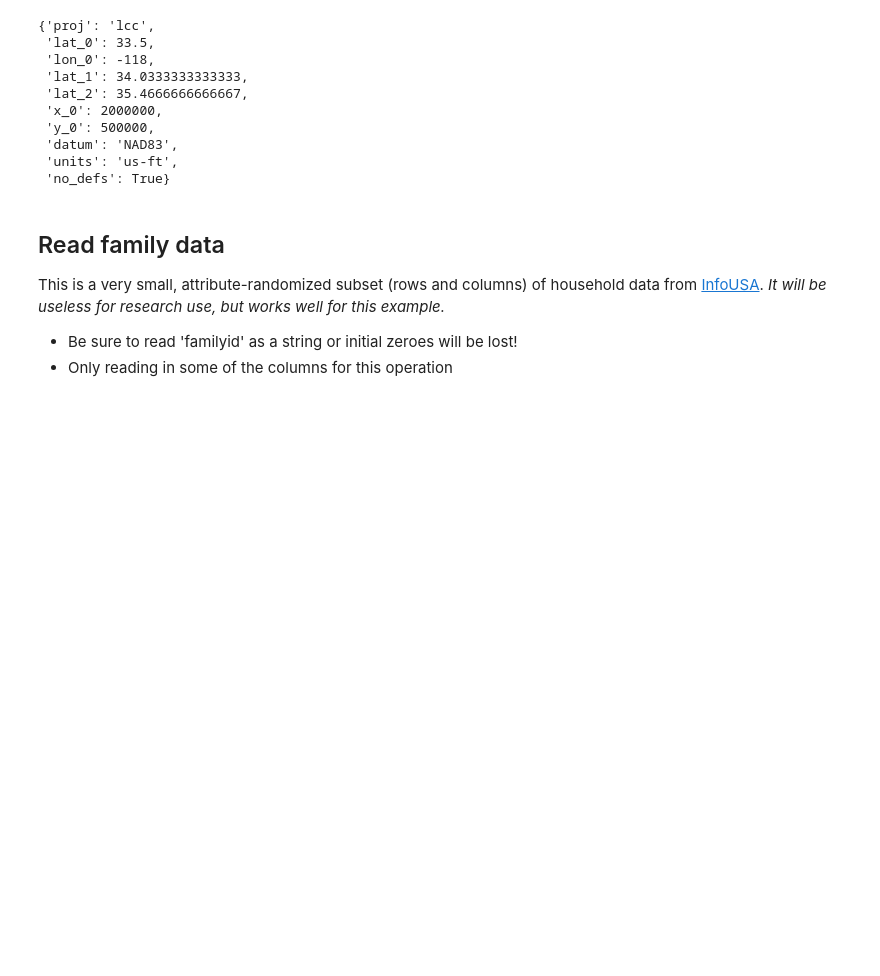
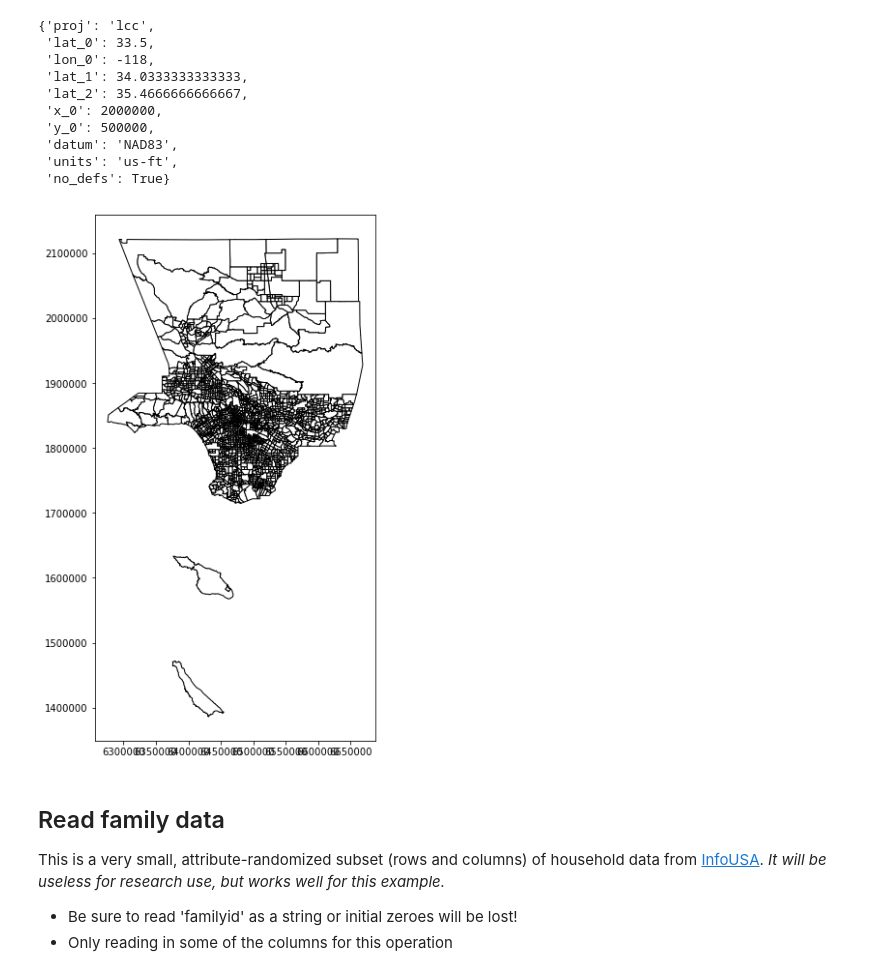
Before and after one commit to emonson/spatial_analysis, a Jupyter notebook: spatial_join_simple.ipynb, the cells around one changed output. Drawn from its saved outputs; the diff is of its cells as text; code cells hidden in the pictures; blank space fills up the shorter version.

```diff
--- a/spatial_join_simple.ipynb
+++ b/spatial_join_simple.ipynb
@@ -36,7 +38,7 @@ import os
 
 This is the 2010 California, Los Angeles County shapefile, downloaded from [the US Census Bureau web interface](https://www.census.gov/cgi-bin/geo/shapefiles/index.php?year=2010&layergroup=Census+Tracts)
 # %%
-tracts = gpd.read_file('LA_CensusTracts/CENSUS_TRACTS_2000.shp')
+tracts = gpd.read_file('data/LA_CensusTracts/CENSUS_TRACTS_2000.shp')
 
 tracts.head()
 # %% [output]
@@ -50,7 +52,3 @@ tracts.head()
 ### Read in Zipped (.zip) shapefile
 
 If you know the file name and path within a zipped shapefile (set of files in a folder), you don't even have to unzip it before reading!
-# %%
-tracts = gpd.read_file('zip://LA_CensusTracts.zip!/LA_CensusTracts/CENSUS_TRACTS_2000.shp')
-
-tracts.head()
@@ -74,6 +69,10 @@ tracts.crs
  'datum': 'NAD83',
  'units': 'us-ft',
  'no_defs': True}
+# %%
+tracts.plot(color='white', edgecolor='black', figsize=(10,10));
+# %% [output]
+[figure, added]
 # %% [markdown]
 ## Read family data
 
```
Also changed, not shown: parts of 13 cells of this notebook, 8 other files.
